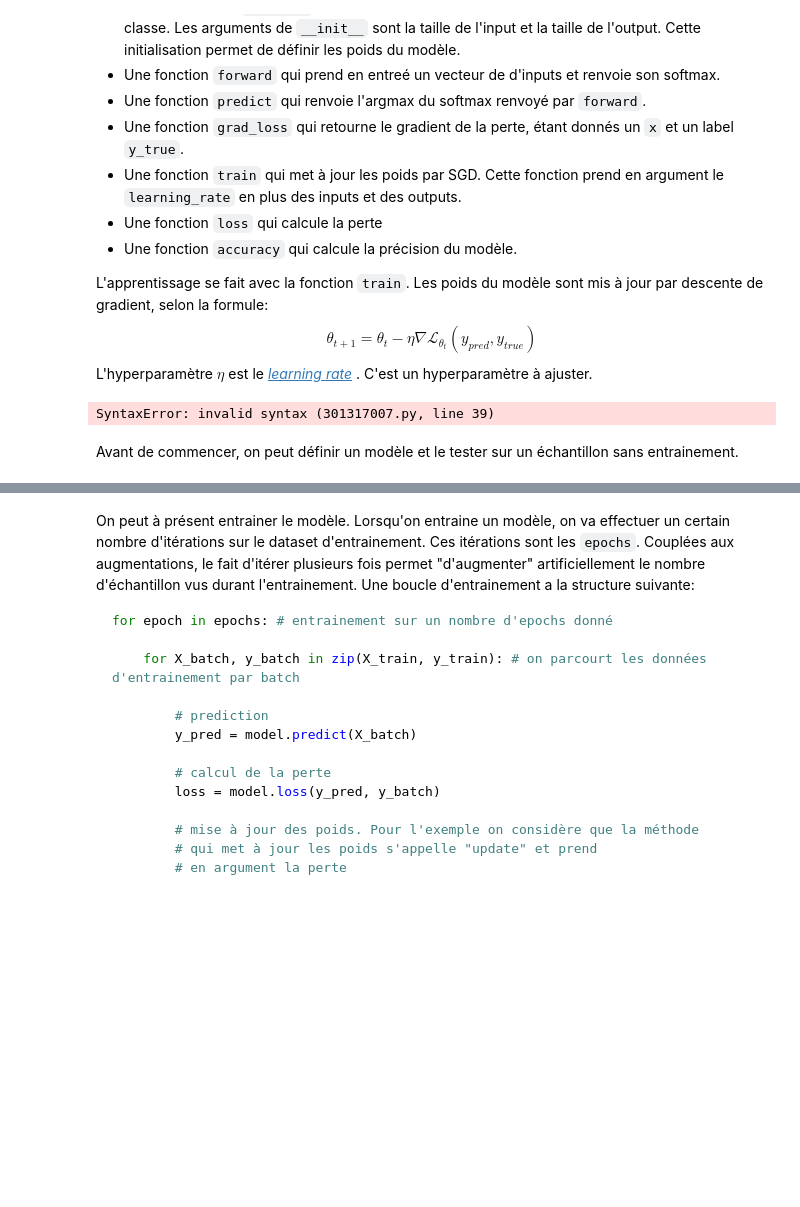
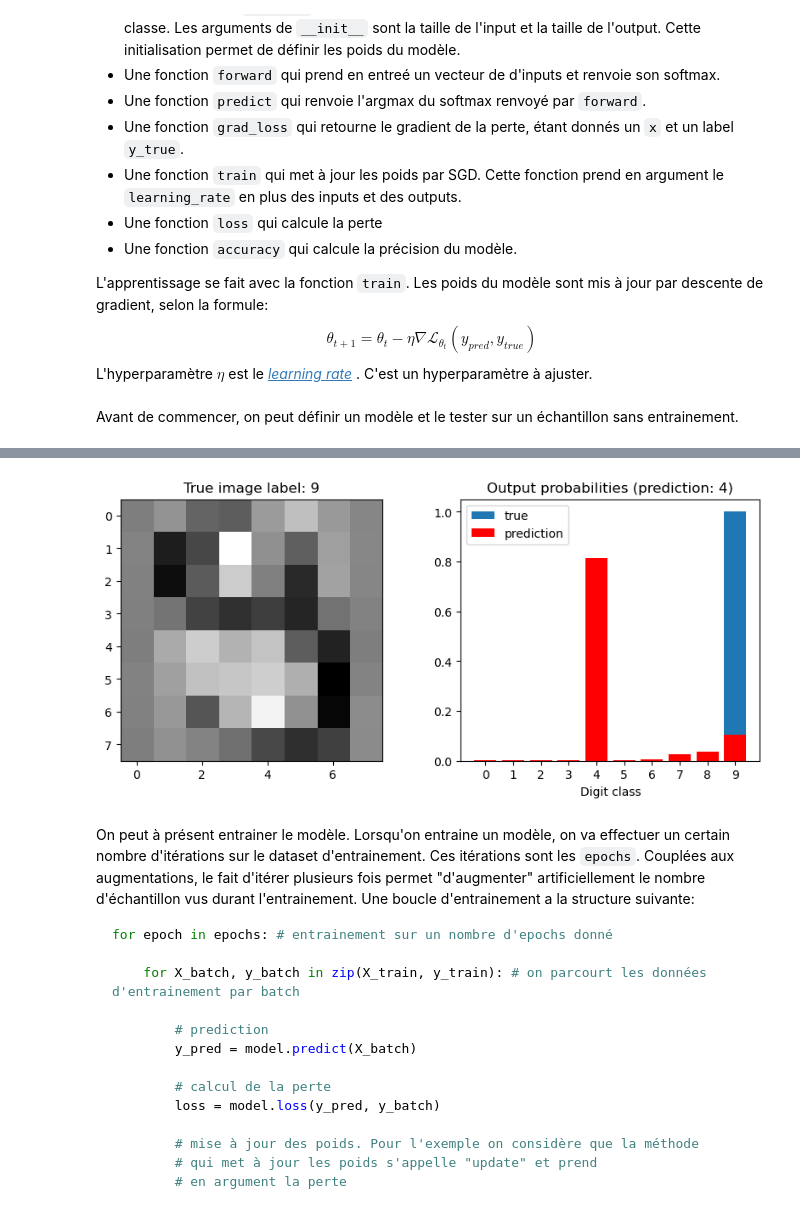
Before and after one commit to gabrielkasmi/statapp-ensae, a Jupyter notebook: sigmoid-and-mlp.ipynb, the cells around one changed output, grey strips where cells are left out. Cells and saved outputs as stored; diff of their text form; code cells hidden in the pictures; blank space fills up the shorter version.

```diff
--- a/sigmoid-and-mlp.ipynb
+++ b/sigmoid-and-mlp.ipynb
@@ -97,12 +97,19 @@ Avant de commencer, on va définir une fonction qui calcule l'encodage one-hot p
 Enfin, si on a $n$ entrée, cette fonction permet de définir une matrice $n\times K$.
 # %%
 def one_hot(n_classes, y):
-    res=[]
-    for y_k in y:
+
+    if np.isscalar(y): #si y est un scalaire
         vecteur=[0]*n_classes
-        vecteur[y_k]=1
-        res.append(vecteur)
-    return np.array(res)
+        vecteur[y]=1
+        return np.array(vecteur)
+
+    else: #sinon c'est un vecteur
+        res=[]
+        for y_k in y:
+            vecteur=[0]*n_classes
+            vecteur[y_k]=1
+            res.append(vecteur)
+        return np.array(res)
 
 one_hot(n_classes=10, y =[1,3,8]) # la longueur de y nous donne le nombre d'échantillons dans le batch.
 
@@ -240,6 +247,8 @@ L'hyperparamètre $\eta$ est le <i> [learning rate](https://en.wikipedia.org/wik
 class LogisticRegression():
 
     def __init__(self, input_size, output_size):
+        #input_size= dimension image = 8*8
+        #output_size= nb de classes = 10
         """
         L'initialisation permet de définir les poids du modèle W et b.
         Ces poids sont initialisés de manière aléatoire (peu importe le choix de l'initialisation)
@@ -247,8 +256,8 @@ class LogisticRegression():
         """
         np.random.seed(42)
 
-        self.W = np.random.rand(1,input_size)
-        self.b = np.random.rand(1,input_size)
+        self.W = np.random.rand(input_size, output_size)
+        self.b = np.random.rand(1,output_size)
         self.output_size = output_size
 
     def forward(self, X):
@@ -277,9 +286,10 @@ class LogisticRegression():
         """
         y_pred      = self.predict(x)
         dnll_output = nll(y_true, y_pred)
-        grad_W      = #### A compléter
-        grad_b      = #### A compléter
+        grad_W      = np.array([x_j*(one_hot(self.output_size, y_pred)-one_hot(self.output_size, y_true)) for x_j in x])
+        grad_b      = one_hot(self.output_size, y_pred)-one_hot(self.output_size, y_true)
         grads  = {"W": grad_W, "b": grad_b}
+
         return grads
 
     def train(self, x, y, learning_rate):
@@ -287,8 +297,8 @@ class LogisticRegression():
         Cette fonction met à jour les poids du modèle selon la formule de la descente de gradient.
         """
         grads  = self.grad_loss(x, y)
-        self.W = #### A compléter
-        self.b = #### A compléter
+        self.W = self.W-learning_rate*grads["W"]
+        self.b = self.b-learning_rate*grads["b"]
 
     def loss(self, X, y):
         """
@@ -302,8 +312,6 @@ class LogisticRegression():
         """
         y_preds = np.argmax(self.forward(X), axis = 1)
         return np.mean(y_preds == y)
-# %% [output]
-SyntaxError: invalid syntax (301317007.py, line 39)
 # %% [markdown]
 Avant de commencer, on peut définir un modèle et le tester sur un échantillon sans entrainement.
 # %%
@@ -314,14 +322,16 @@ def plot_prediction(model, sample_idx=0, classes=range(10)):
     nombre de classe donné.
     """
     fig, (ax0, ax1) = plt.subplots(nrows=1, ncols=2, figsize=(10, 4))
+    # ax0.imshow(scaler.inverse_transform(X_test[sample_idx]).reshape(8, 8), cmap=plt.cm.gray_r,
+    #            interpolation='nearest')
 
-    ax0.imshow(scaler.inverse_transform(X_test[sample_idx]).reshape(8, 8), cmap=plt.cm.gray_r,
+    ax0.imshow(X_test[sample_idx].reshape((8, 8)), cmap=plt.cm.gray_r,
                interpolation='nearest')
     ax0.set_title("True image label: %d" % y_test[sample_idx]);
 
 
     ax1.bar(classes, one_hot(len(classes), y_test[sample_idx]), label='true')
-    ax1.bar(classes, model.forward(X_test[sample_idx]), label='prediction', color="red")
+    ax1.bar(classes, model.forward(X_test[sample_idx])[0], label='prediction', color="red")
     ax1.set_xticks(classes)
     prediction = model.predict(X_test[sample_idx])
     ax1.set_title('Output probabilities (prediction: %d)'
@@ -345,3 +355,4 @@ print("train loss: %0.4f, train acc: %0.3f, test acc: %0.3f" % (train_loss, trai
 
 plot_prediction(model, sample_idx=0)
 plt.show()
+# %% [output]
@@ -348,3 +361,4 @@ plt.show()
+[figure, added]
 # %% [markdown]
 On peut à présent entrainer le modèle. Lorsqu'on entraine un modèle, on va effectuer un certain nombre d'itérations sur le dataset d'entrainement. Ces itérations sont les `epochs`. Couplées aux augmentations, le fait d'itérer plusieurs fois permet "d'augmenter" artificiellement le nombre d'échantillon vus durant l'entrainement. Une boucle d'entrainement a la structure suivante:
 
```
Also changed, not shown: parts of 4 cells of this notebook.
